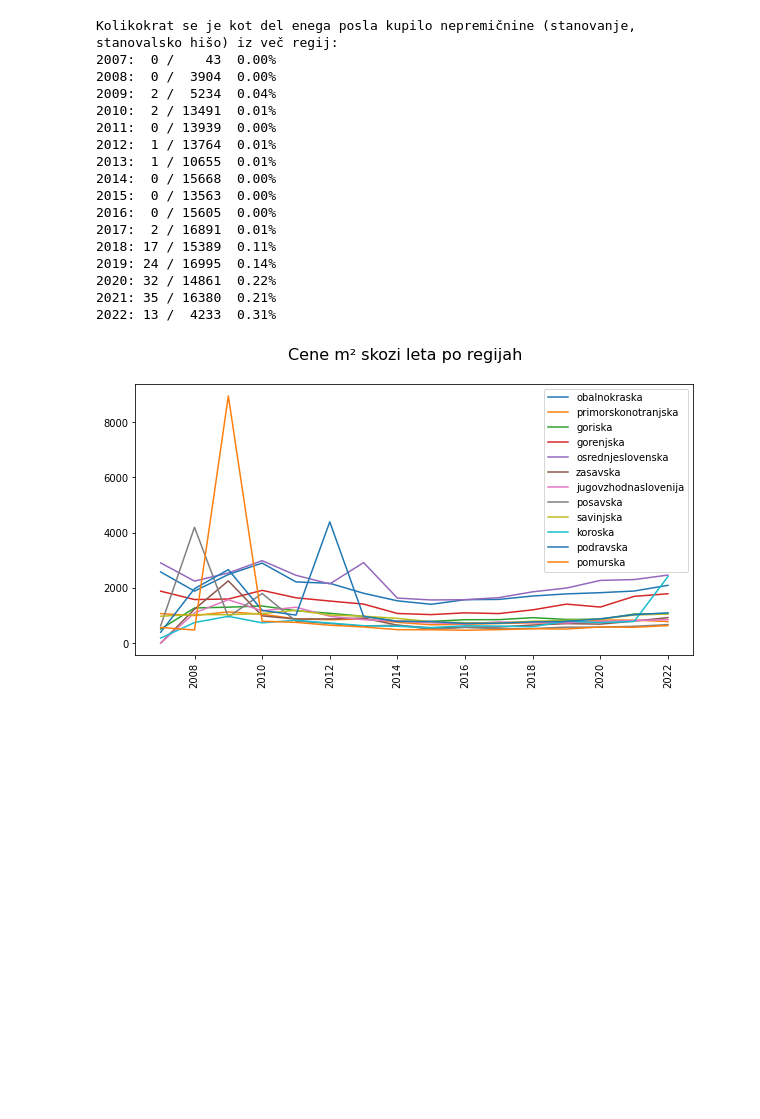
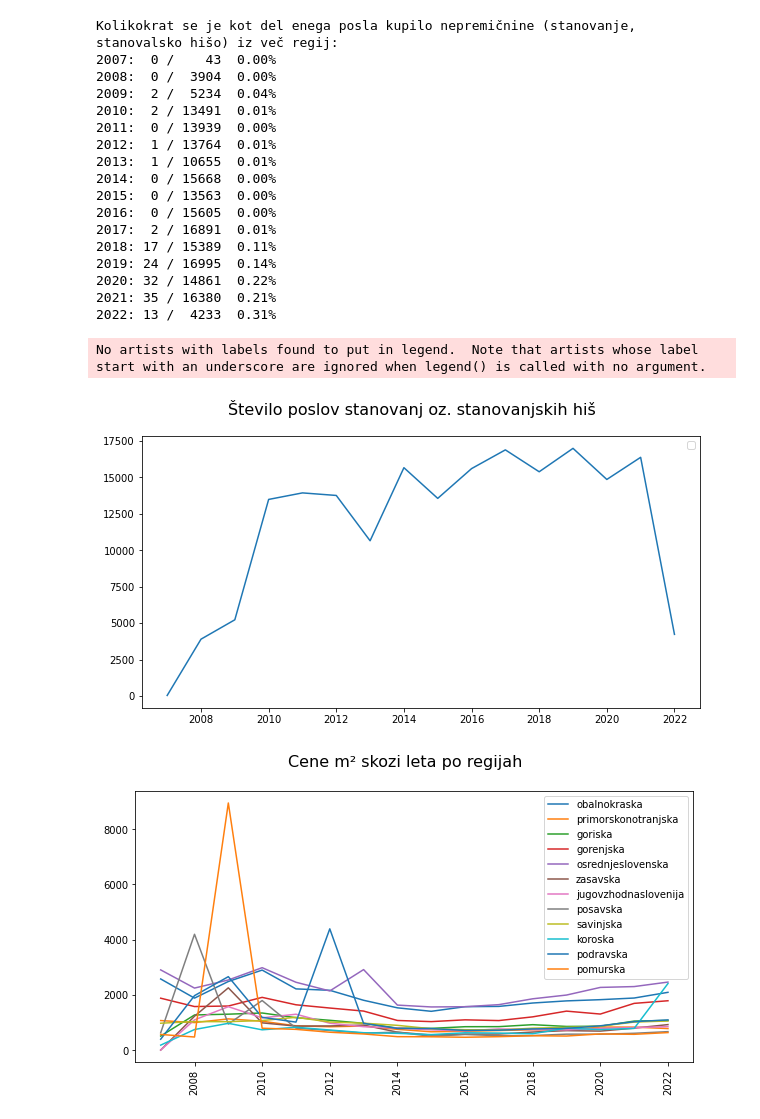
Before and after one commit to DocChinchillin/PR22RSMCLK, a Jupyter notebook: projektna.ipynb, the cells around one changed output. Saved outputs shown, nothing was run; the diff lists cells and outputs as text; code cells hidden in the pictures; blank space fills up the shorter version.

Commit message:
dodan graf za št. poslov, odstranjena nepotrebna funkcija

```diff
--- a/projektna.ipynb
+++ b/projektna.ipynb
@@ -515,6 +515,25 @@ Kolikokrat se je kot del enega posla kupilo nepremičnine (stanovanje, stanovals
 2020: 32 / 14861  0.22%
 2021: 35 / 16380  0.21%
 2022: 13 /  4233  0.31%
+# %%
+def grafStevilaPoslov():
+
+    data_poslov = {}
+
+    for leto,data in razlicneRegi.items():
+        data_poslov[leto] = data[1]
+
+    plt.plot(data_poslov.keys(),data_poslov.values())
+# %%
+fig = plt.figure(figsize=(10,5))
+fig.suptitle('Število poslov stanovanj oz. stanovanjskih hiš' , fontsize=16)
+fig.patch.set_facecolor('white')
+grafStevilaPoslov()
+plt.legend()
+plt.show()
+# %% [output]
+No artists with labels found to put in legend.  Note that artists whose label start with an underscore are ignored when legend() is called with no argument.
+[figure, added]
 # %%
 def grafRegijePoCeni(regija):
     cene = []
```
Also changed, not shown: parts of 1 cell of this notebook.
